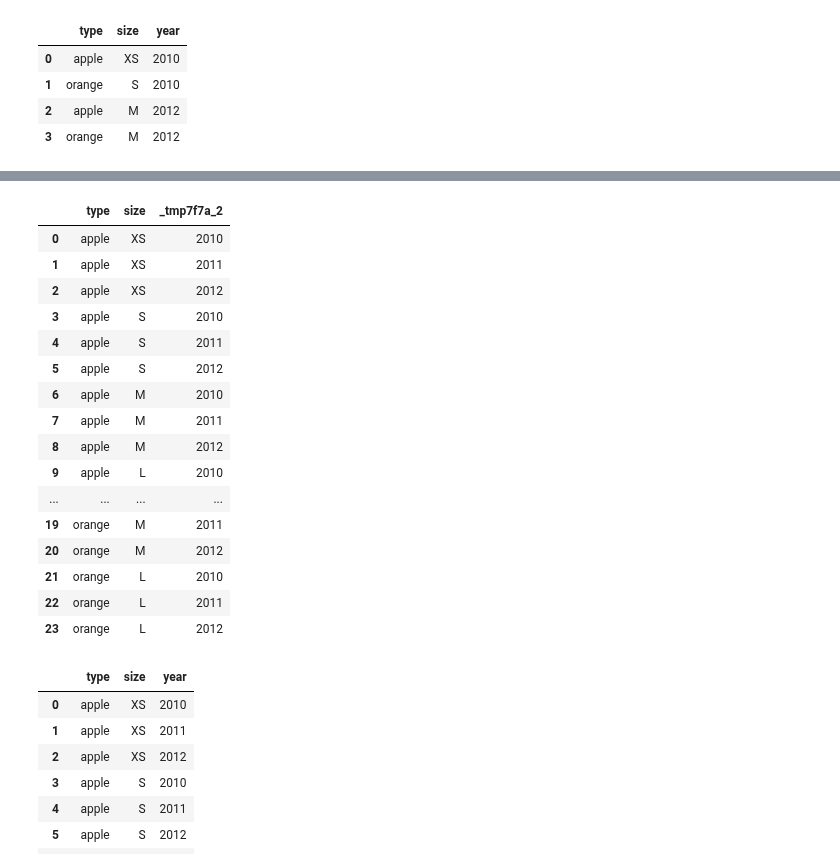
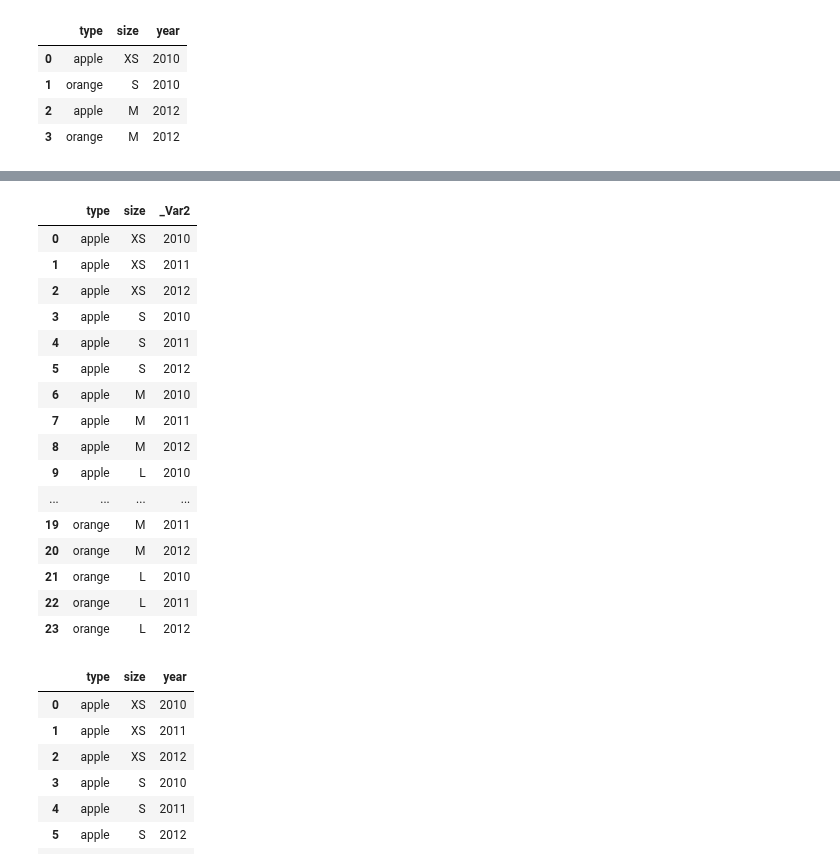
Before and after one commit to pwwang/datar, a Jupyter notebook: docs/notebooks/expand.ipynb, the cells around one changed output, grey strips where cells are left out. Drawn from its saved outputs; the diff is of its cells as text; code cells hidden in the pictures.

```diff
--- a/docs/notebooks/expand.ipynb
+++ b/docs/notebooks/expand.ipynb
@@ -112,3 +218,3 @@ fruits >> expand(f.type, f['size'], full_seq(f.year, 1))
 # %%
-fruits >> expand(f.type, f['size'], range(2010, 2013))
+fruits >> expand(f.type, f.size, seq(2010, 2012))
 # %% [output]
@@ -116,4 +221,4 @@ fruits >> expand(f.type, f['size'], range(2010, 2013))
-|  | type | size | _tmp7f7a_2 |
+|  | type | size | _Var2 |
 | 0 | apple | XS | 2010 |
 | 1 | apple | XS | 2011 |
 | 2 | apple | XS | 2012 |
```
Also changed, not shown: parts of 11 cells of this notebook, 9 other files.
